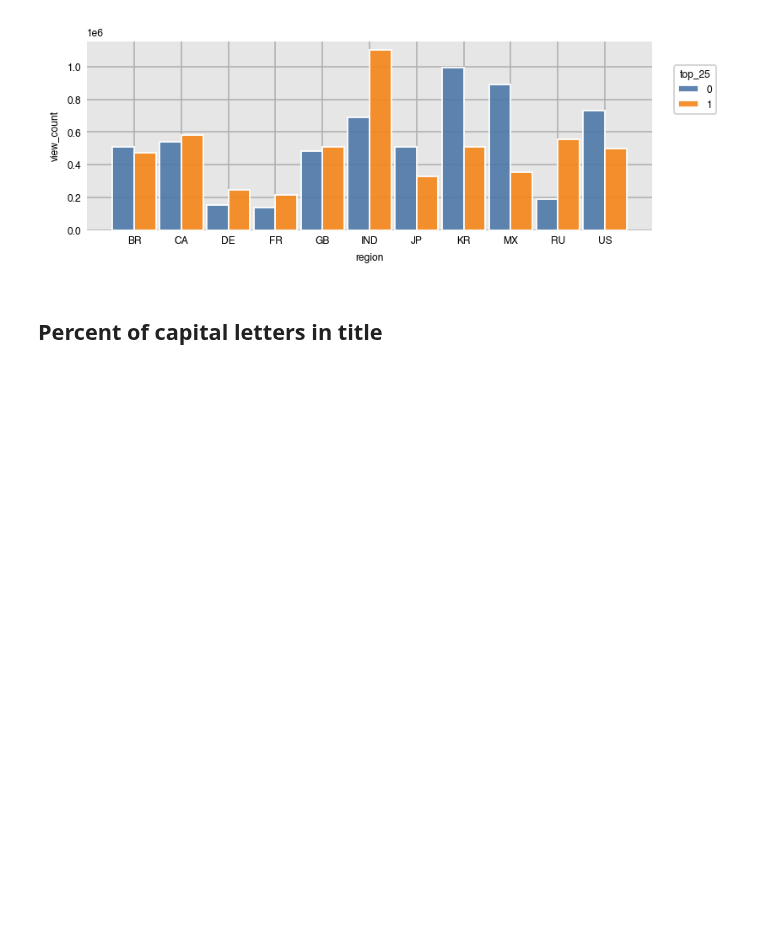
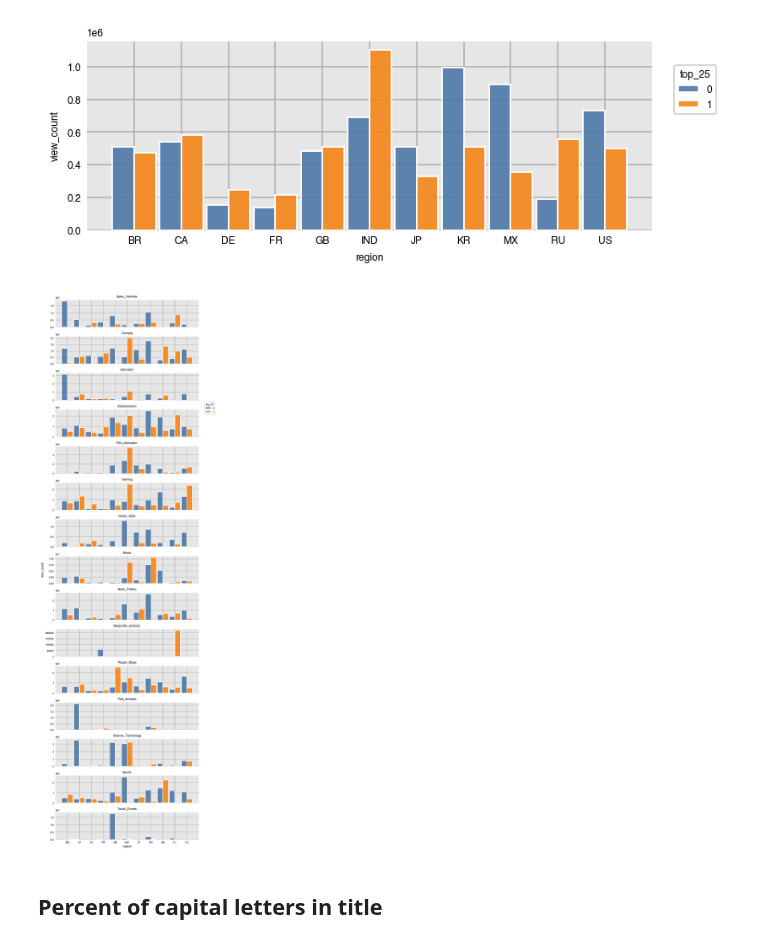
Before and after one commit to Youtube-Data-Analysis/top_200, a Jupyter notebook: shorter_explore.ipynb, the cells around one changed output. Saved outputs shown, nothing was run; the diff lists cells and outputs as text; code cells hidden in the pictures; blank space fills up the shorter version.

```diff
--- a/shorter_explore.ipynb
+++ b/shorter_explore.ipynb
@@ -93,6 +93,10 @@ dxp.bar(x='region', y='view_count',split='top_25', data=df, aggfunc='median',\
      title='')
 # %% [output]
 [figure]
+# %%
+dxp.bar(x='region', y='view_count', row='categoryId', split='top_25', data=df, aggfunc='mean',sharey=False, title='')
+# %% [output]
+[figure, added]
 # %% [markdown]
 ## Percent of capital letters in title
 # %% [markdown]
```
Also changed, not shown: parts of 7 cells of this notebook.
